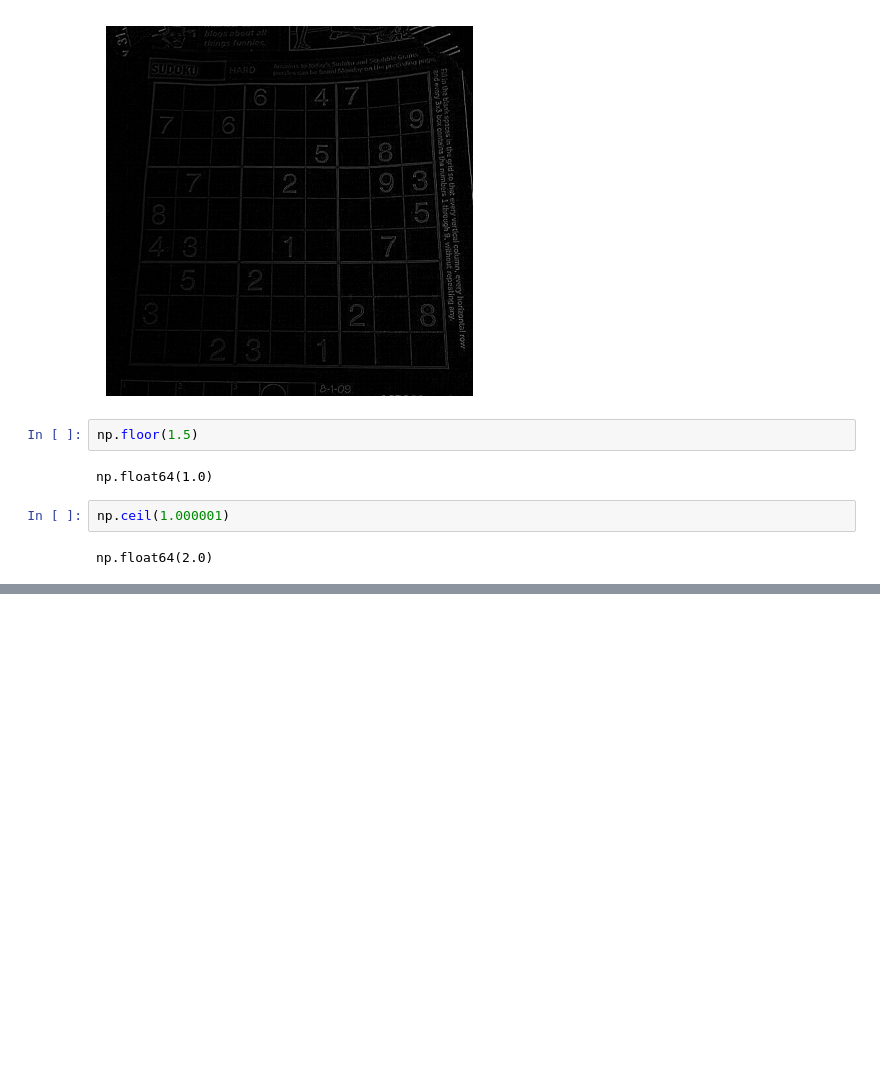
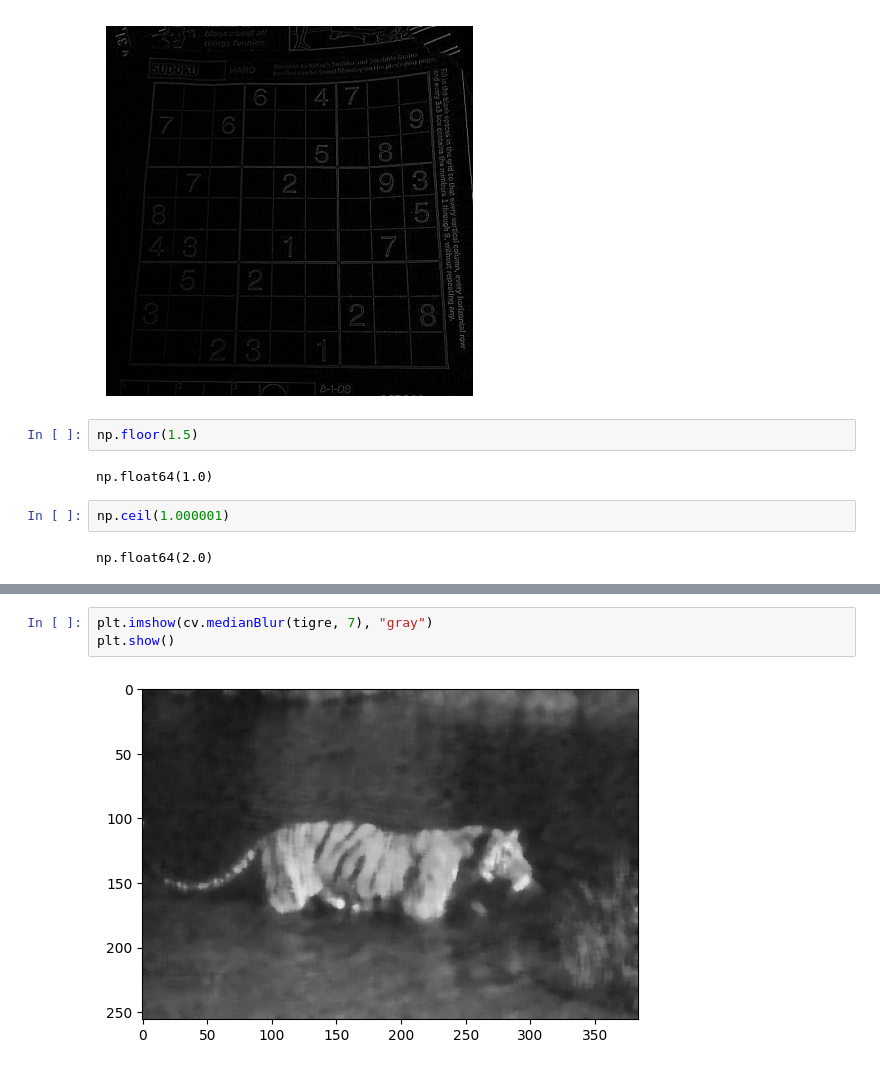
Before and after one commit to Ghosty501/Procesamiento-de-Im-genes, a Jupyter notebook: Segundo Parcial/Semana X/filter2.ipynb, the cells around one changed output, grey strips where cells are left out. Cells and saved outputs as stored; diff of their text form; blank space fills up the shorter version.

```diff
--- a/Segundo Parcial/Semana X/filter2.ipynb
+++ b/Segundo Parcial/Semana X/filter2.ipynb
@@ -83,0 +159,5 @@ np.float64(2.0)
+# %%
+plt.imshow(cv.medianBlur(tigre, 7), "gray")
+plt.show()
+# %% [output]
+[figure, added]
```
Also changed, not shown: parts of 15 cells of this notebook, 1 other file.
